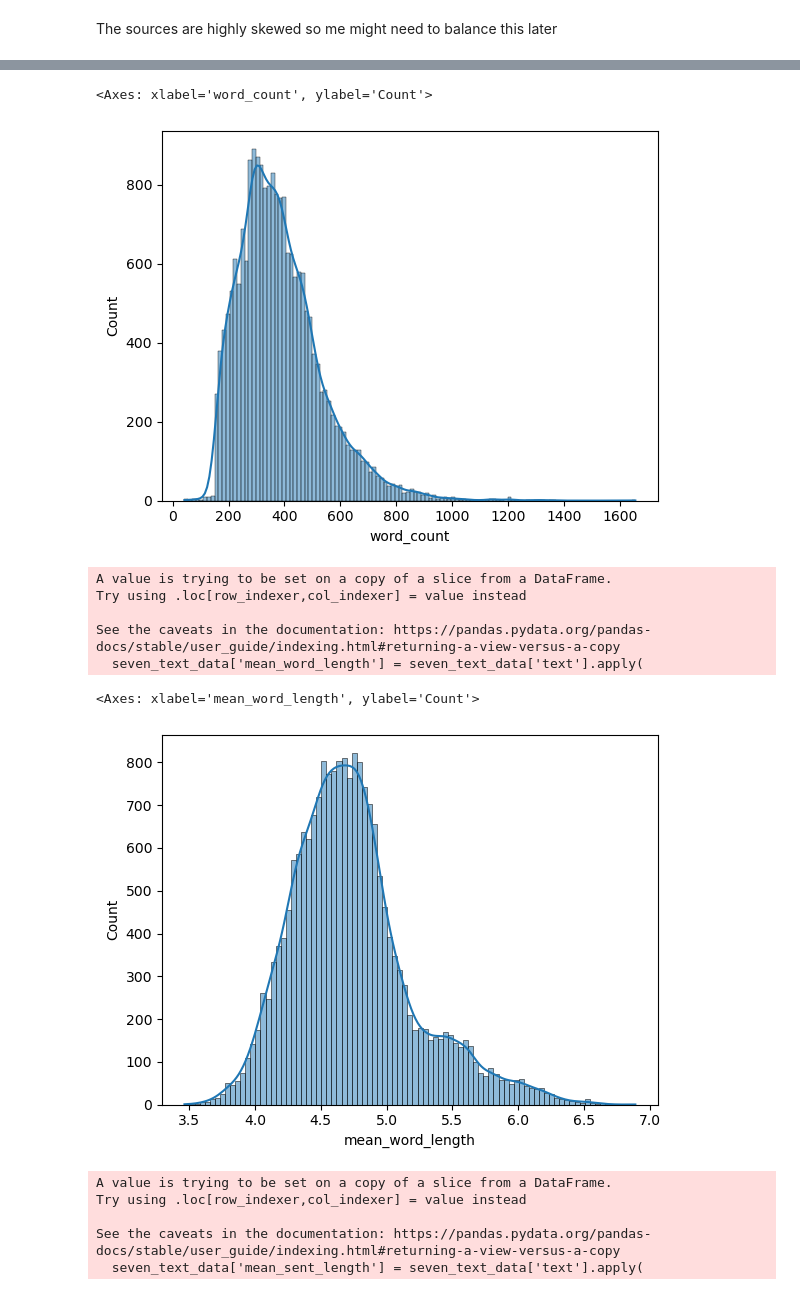
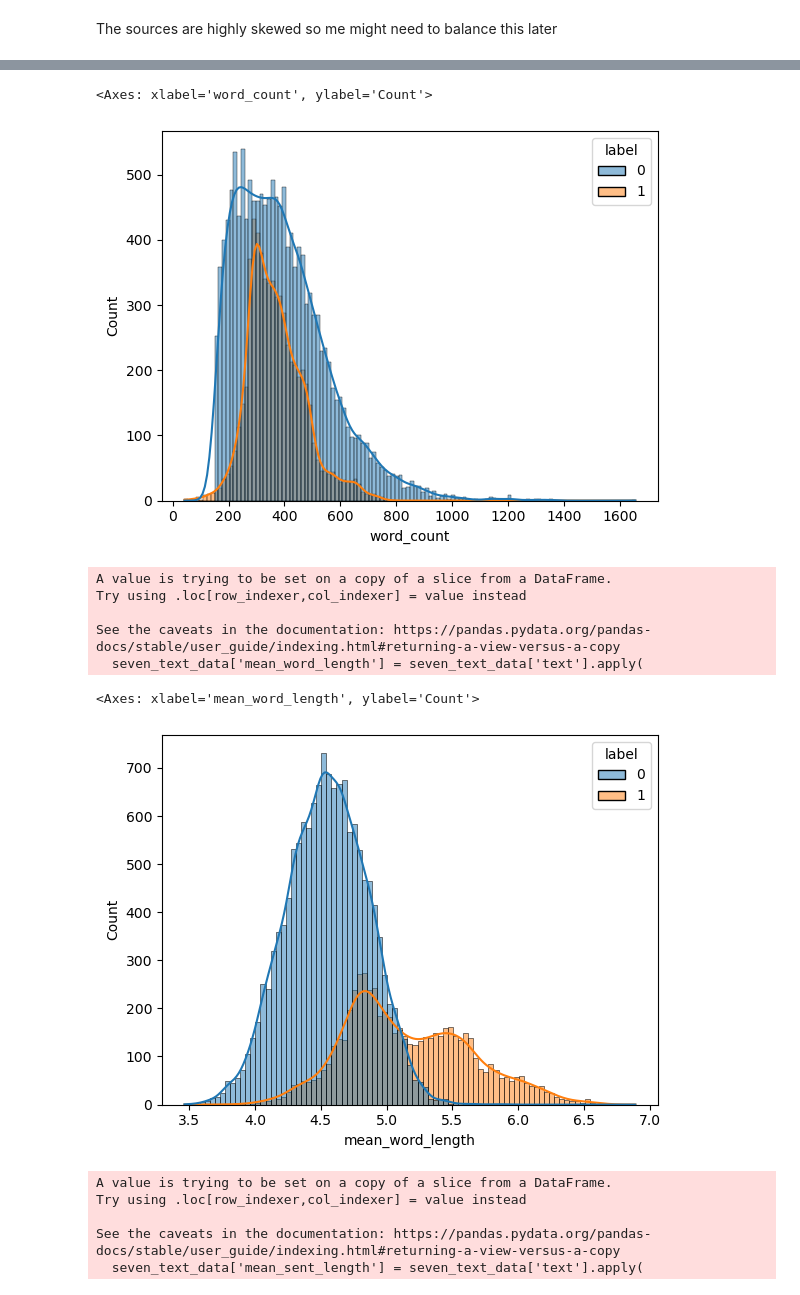
Before and after one commit to jeremy01911/advanced_machine_learning, a Jupyter notebook: exploration.ipynb, the cells around one changed output, grey strips where cells are left out. Drawn from its saved outputs; the diff is of its cells as text; code cells hidden in the pictures.

```diff
--- a/exploration.ipynb
+++ b/exploration.ipynb
@@ -155,10 +148,10 @@ See the caveats in the documentation: https://pandas.pydata.org/pandas-docs/stab
 | 1171 | cars have many flaws nd and in th... | 0 | Car-free cities | persuade_corpus | True | 1030 | 0 | 0 | 190 |
 | 1172 | There are many advantages of limi... | 0 | Car-free cities | persuade_corpus | True | 1860 | 0 | 0 | 314 |
 # %%
-sns.histplot(seven_text_data, x = 'word_count',kde=True)
+sns.histplot(seven_text_data, x = 'word_count',kde=True, hue='label')
 # %% [output]
 <Axes: xlabel='word_count', ylabel='Count'>
-[figure, old version]
+[figure, new version]
 # %%
 seven_text_data['mean_word_length'] = seven_text_data['text'].apply(
     lambda x: np.mean([len(word) for word in x.split()])
@@ -170,10 +163,10 @@ Try using .loc[row_indexer,col_indexer] = value instead
 See the caveats in the documentation: https://pandas.pydata.org/pandas-docs/stable/user_guide/indexing.html#returning-a-view-versus-a-copy
   seven_text_data['mean_word_length'] = seven_text_data['text'].apply(
 # %%
-sns.histplot(seven_text_data, x = 'mean_word_length',kde=True)
+sns.histplot(seven_text_data, x = 'mean_word_length',kde=True, hue='label')
 # %% [output]
 <Axes: xlabel='mean_word_length', ylabel='Count'>
-[figure, old version]
+[figure, new version]
 # %%
 seven_text_data['mean_sent_length'] = seven_text_data['text'].apply(
     lambda x: np.mean([len(sent) for sent in tokenize.sent_tokenize(x)])
```
Also changed, not shown: parts of 7 cells of this notebook.
